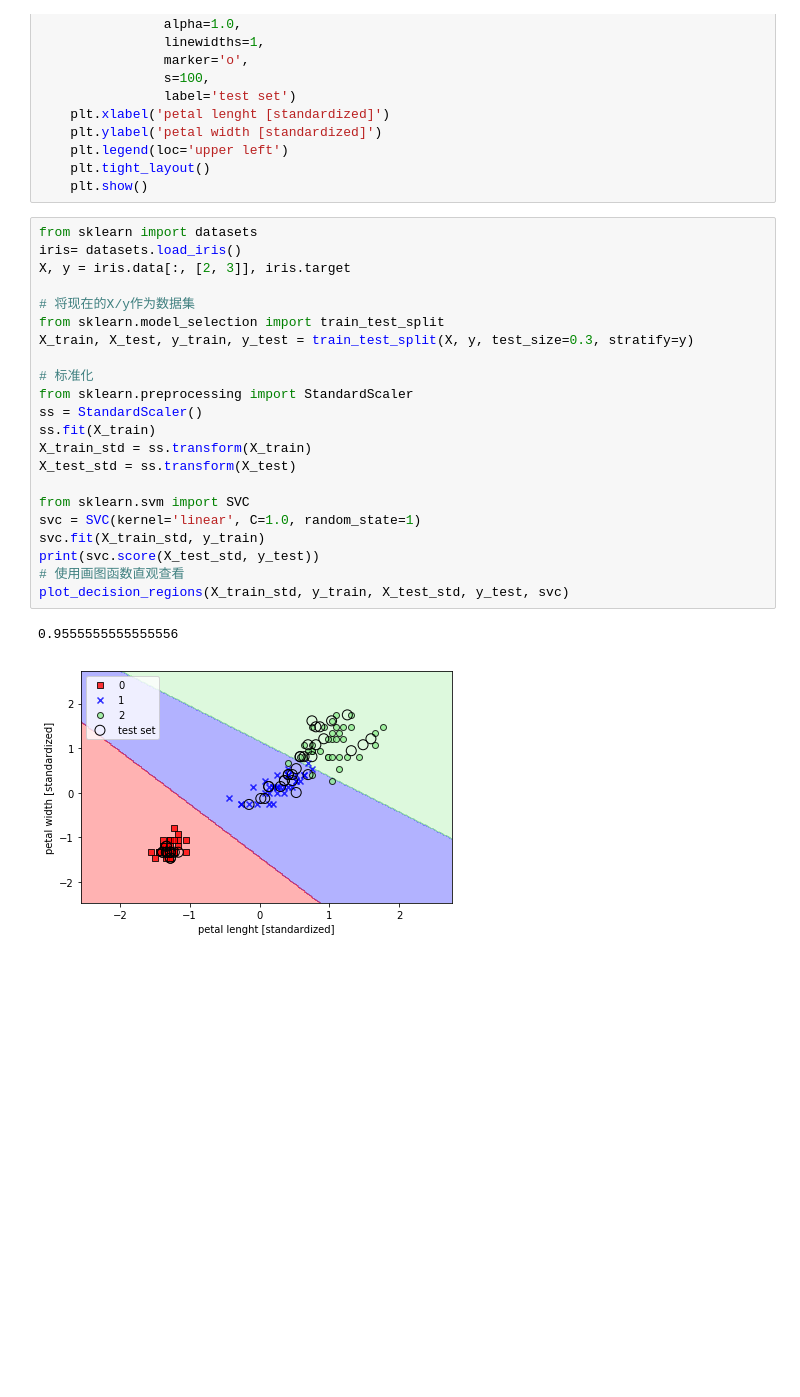
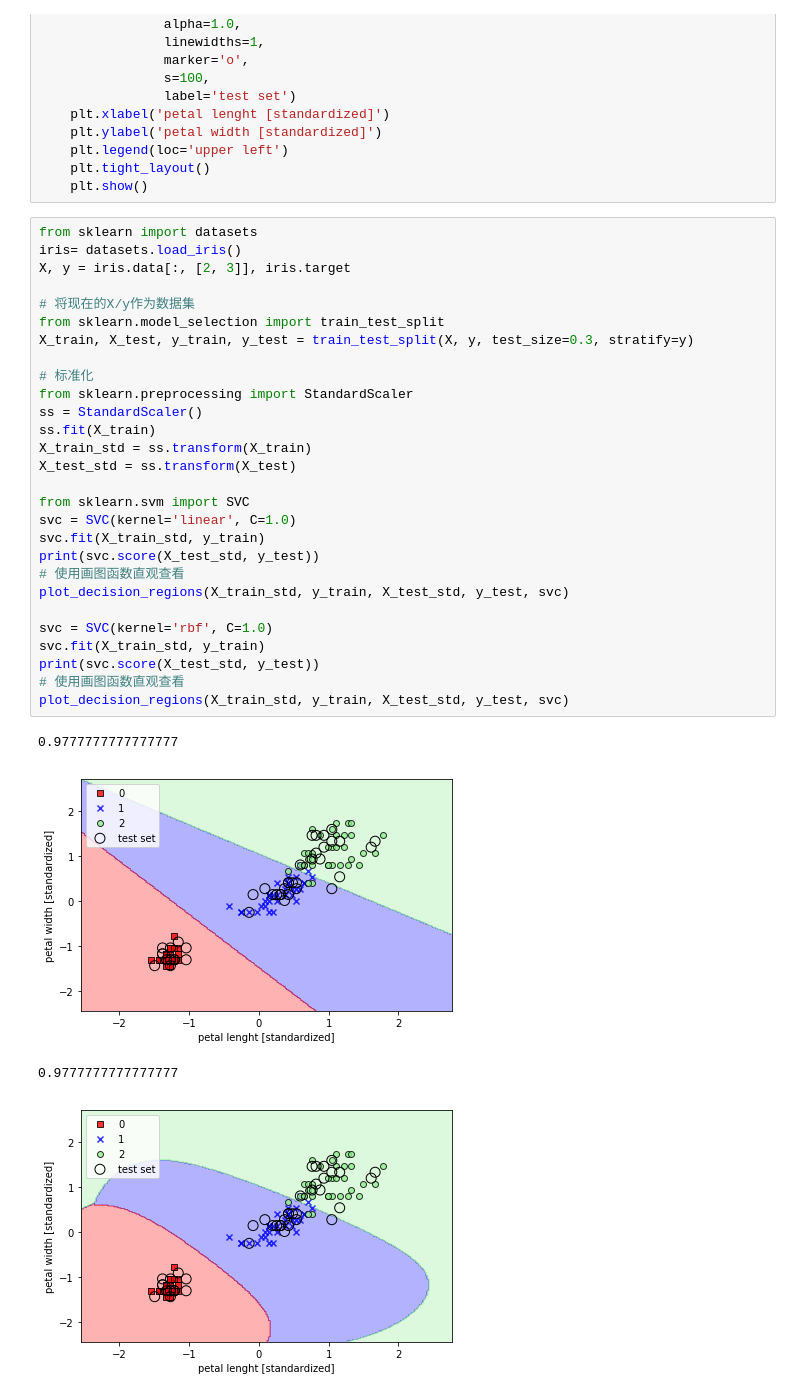
Before and after one commit to haormj/ml, a Jupyter notebook: 06.SVM/svm.ipynb, the cells around one changed output. Cells and saved outputs as stored; diff of their text form; blank space fills up the shorter version.

```diff
--- a/06.SVM/svm.ipynb
+++ b/06.SVM/svm.ipynb
@@ -72,25 +72,33 @@ def plot_decision_regions(X_train, y_train, X_test, y_test, classifier):
 # %%
 from sklearn import datasets
 iris= datasets.load_iris()
 X, y = iris.data[:, [2, 3]], iris.target
 
 # 将现在的X/y作为数据集
 from sklearn.model_selection import train_test_split
 X_train, X_test, y_train, y_test = train_test_split(X, y, test_size=0.3, stratify=y)
 
 # 标准化
 from sklearn.preprocessing import StandardScaler
 ss = StandardScaler()
 ss.fit(X_train)
 X_train_std = ss.transform(X_train)
 X_test_std = ss.transform(X_test)
 
 from sklearn.svm import SVC
-svc = SVC(kernel='linear', C=1.0, random_state=1)
+svc = SVC(kernel='linear', C=1.0)
 svc.fit(X_train_std, y_train)
 print(svc.score(X_test_std, y_test))
 # 使用画图函数直观查看
 plot_decision_regions(X_train_std, y_train, X_test_std, y_test, svc)
+
+svc = SVC(kernel='rbf', C=1.0)
+svc.fit(X_train_std, y_train)
+print(svc.score(X_test_std, y_test))
+# 使用画图函数直观查看
+plot_decision_regions(X_train_std, y_train, X_test_std, y_test, svc)
 # %% [output]
-0.9555555555555556
+0.9777777777777777
-[figure, old version]
+[figure, new version]
+0.9777777777777777
+[figure, added]
```
Also changed, not shown: parts of 4 cells of this notebook.
